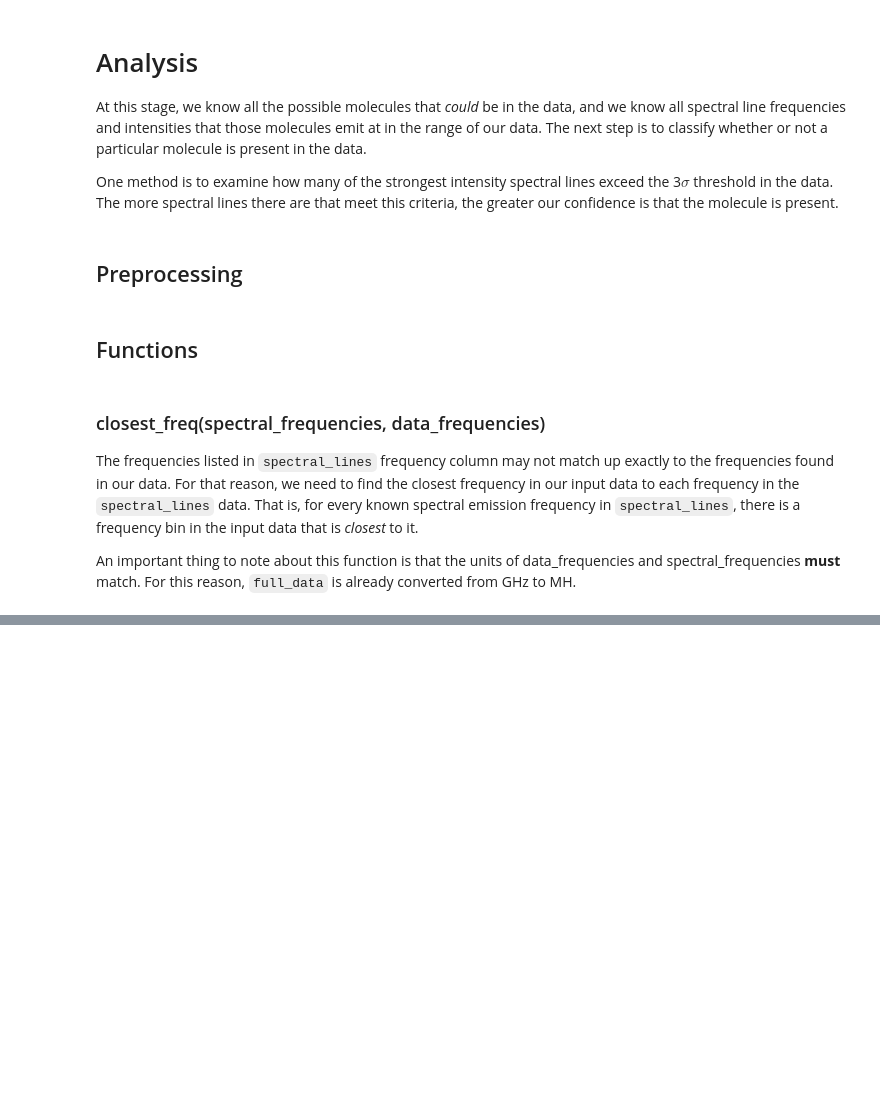
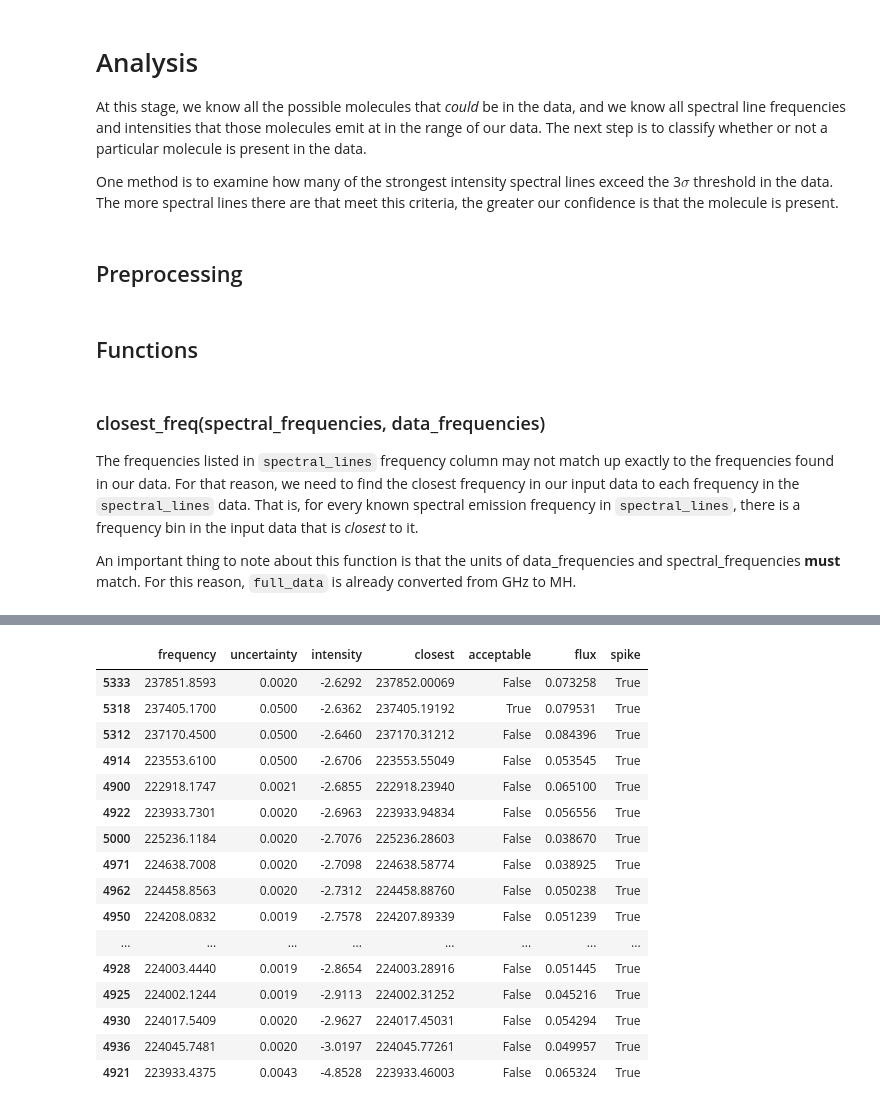
Before and after one commit to lavos84/NASA-Spectroscopy, a Jupyter notebook: Capstone.ipynb, the cells around one changed output, grey strips where cells are left out. Drawn from its saved outputs; the diff is of its cells as text; code cells hidden in the pictures; blank space fills up the shorter version.

```diff
--- a/Capstone.ipynb
+++ b/Capstone.ipynb
@@ -104,12 +130,16 @@ The `molecules` dictionary is generated by first identifying all frequencies whe
 def find_molecules(all_molecules):
     """ Classify the molecules from their frequency for each dataset """
     for id, dataset in enumerate(data):
+        # Determine the standard deviation of the data with signals removed
+        # --- WE COULD INCORPORATE THE WORKS OF https://iopscience.iop.org/article/10.1086/679285/pdf HERE!!! ---
+        moch_data = dataset.copy()
+        moch_data[np.where( moch_data[:, 1] >= 5 * np.std(moch_data[:, 1])), 1] = 0  # 0's fluxs >= 5 stddevs
         # Locate the indices where the flux is greater than 3 standard deviations
         # There are 4 datasets.  Column 0 is the frequency, column 1 is the flux
         # Splatalogue appears to be accurate up to 5 decimal places
         molecules = {}  # An empty dictionary to store the results of each detected molecule and rest frequency
         delta = dataset[1][0] - dataset[0][0] # +/- when searching frequencies
-        frequencies = np.round(dataset[np.where( dataset[:, 1] >= 3 * np.std(dataset[:, 1])), 0], 5)[0]
+        frequencies = np.round(dataset[np.where( dataset[:, 1] >= 3 * np.std(moch_data[:, 1])), 0], 5)[0]
         for freq in frequencies:
             # Query Splatalogue at each frequency +/- delta using the CDMS and JPL databases
             results = Splatalogue.query_lines( (freq - delta)*u.GHz, (freq + delta)*u.GHz,
@@ -178,10 +208,6 @@ def pull_spectral_lines(spectral_lines):
 
 Run the functions necessary to generate all the data required.
 # %%
-# Define the min and max frequency of the data
-min_freq = data[0][0][0] * 1000  # The first frequency value in the data (in MHz)
-max_freq = data[-1][-1][0] * 1000  # The last frequency value in the data (in MHz)
-
 # Generte the plot if necessary
 if generate_plot:
     fig, axs = create_plot()
@@ -215,9 +241,6 @@ if "spectral_lines" not in locals():
     spectral_lines = pull_spectral_lines(spectral_lines)
     # Discard entries that are outside the bounds of our data [min_freq, max_freq]
     all_spectral_lines = spectral_lines.copy()
-    for molecule in spectral_lines.keys():
-        spectral_lines[molecule] = spectral_lines[molecule][(spectral_lines[molecule]["frequency"] >= min_freq) &
-                                                            (spectral_lines[molecule]["frequency"] <= max_freq)]
     # Save the spectral_lines dictionary
     with open('./Data/spectral_lines.pkl', 'wb') as file:
         pickle.dump(spectral_lines, file, protocol = pickle.HIGHEST_PROTOCOL)
@@ -356,0 +415,10 @@ test2[(test2["acceptable"] == True) & (test2["detected"] == True)]
+# %%
+if "spectral_complete" not in locals():
+    # Define the dictionary 'spectral_complete'
+    # Iterate through each molecule in spectral_lines and determine if spikes are present in the input data
+    print("Refining spectral_lines...")
+    spectral_complete = find_matches(spectral_lines)
+    # Save the spectral_complete dictionary
+    with open('./Data/spectral_complete.pkl', 'wb') as file:
+        pickle.dump(spectral_complete, file, protocol = pickle.HIGHEST_PROTOCOL)
+    print("Done\n")
@@ -356,0 +432,20 @@ test2[(test2["acceptable"] == True) & (test2["detected"] == True)]
+# %%
+spectral_complete["Ethyl Cyanide"][spectral_complete["Ethyl Cyanide"]["spike"] == True]
+# %% [output]
+|  | frequency | uncertainty | intensity | closest | acceptable | flux | spike |
+| 5333 | 237851.8593 | 0.0020 | -2.6292 | 237852.00069 | False | 0.073258 | True |
+| 5318 | 237405.1700 | 0.0500 | -2.6362 | 237405.19192 | True | 0.079531 | True |
+| 5312 | 237170.4500 | 0.0500 | -2.6460 | 237170.31212 | False | 0.084396 | True |
+| 4914 | 223553.6100 | 0.0500 | -2.6706 | 223553.55049 | False | 0.053545 | True |
+| 4900 | 222918.1747 | 0.0021 | -2.6855 | 222918.23940 | False | 0.065100 | True |
+| 4922 | 223933.7301 | 0.0020 | -2.6963 | 223933.94834 | False | 0.056556 | True |
+| 5000 | 225236.1184 | 0.0020 | -2.7076 | 225236.28603 | False | 0.038670 | True |
+| 4971 | 224638.7008 | 0.0020 | -2.7098 | 224638.58774 | False | 0.038925 | True |
+| 4962 | 224458.8563 | 0.0020 | -2.7312 | 224458.88760 | False | 0.050238 | True |
+| 4950 | 224208.0832 | 0.0019 | -2.7578 | 224207.89339 | False | 0.051239 | True |
+| ... | ... | ... | ... | ... | ... | ... | ... |
+| 4928 | 224003.4440 | 0.0019 | -2.8654 | 224003.28916 | False | 0.051445 | True |
+| 4925 | 224002.1244 | 0.0019 | -2.9113 | 224002.31252 | False | 0.045216 | True |
+| 4930 | 224017.5409 | 0.0020 | -2.9627 | 224017.45031 | False | 0.054294 | True |
+| 4936 | 224045.7481 | 0.0020 | -3.0197 | 224045.77261 | False | 0.049957 | True |
+| 4921 | 223933.4375 | 0.0043 | -4.8528 | 223933.46003 | False | 0.065324 | True |
```
Also changed, not shown: parts of 17 cells of this notebook.
